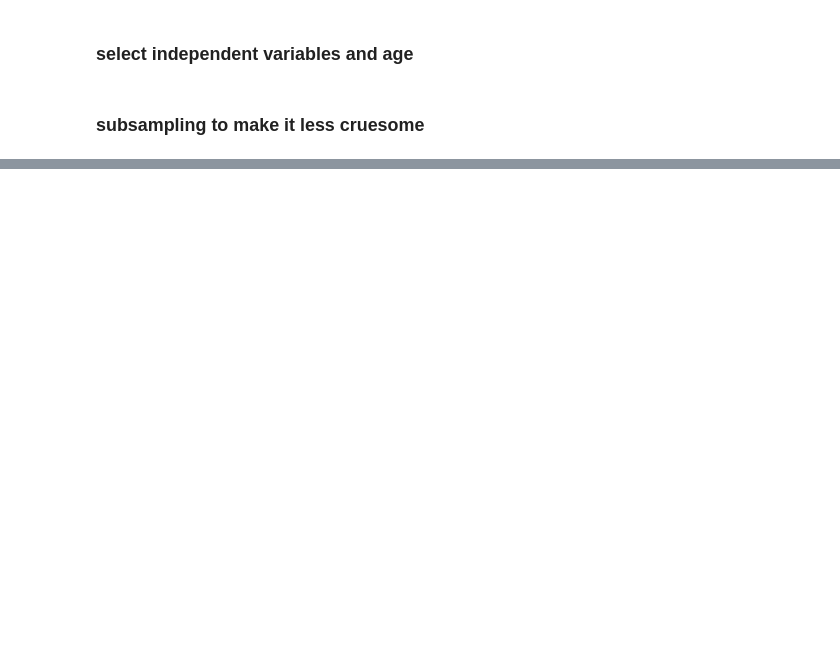
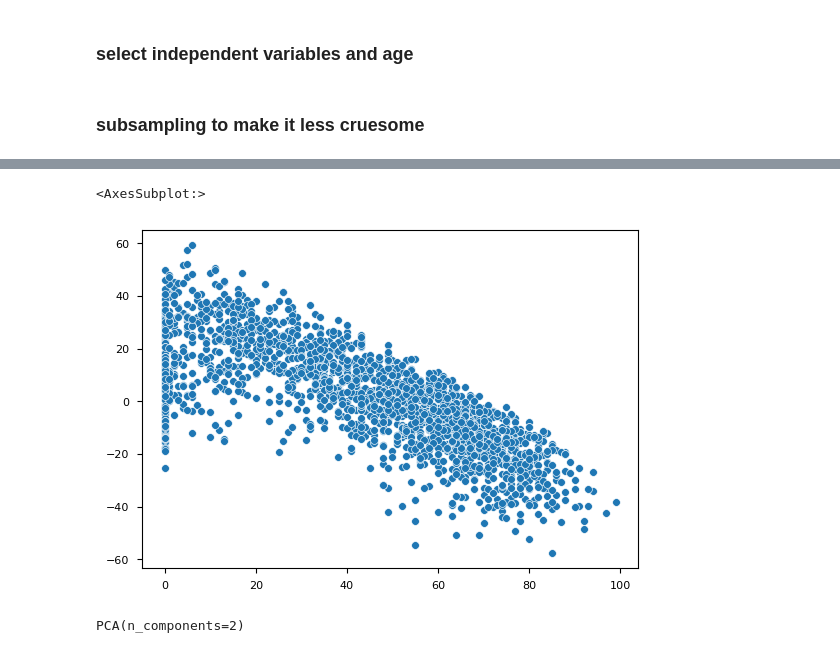
Before and after one commit to HJJoosse/celldyn_embedder, a Jupyter notebook: sandbox/create_age_predictor.ipynb, the cells around one changed output, grey strips where cells are left out. Saved outputs shown, nothing was run; the diff lists cells and outputs as text; code cells hidden in the pictures; blank space fills up the shorter version.

```diff
--- a/sandbox/create_age_predictor.ipynb
+++ b/sandbox/create_age_predictor.ipynb
@@ -134,0 +142,7 @@ sns.lineplot([0,100],[0,100])
+# %%
+residuals = y_pred-y_sample[test]
+# %%
+sns.scatterplot(y_sample[test],residuals)
+# %% [output]
+<AxesSubplot:>
+[figure, added]
@@ -134,0 +152,6 @@ sns.lineplot([0,100],[0,100])
+# %%
+pc = PCA(n_components=2)
+
+pc.fit(X_sample)
+# %% [output]
+PCA(n_components=2)
```
Also changed, not shown: parts of 14 cells of this notebook, 3 other files.
